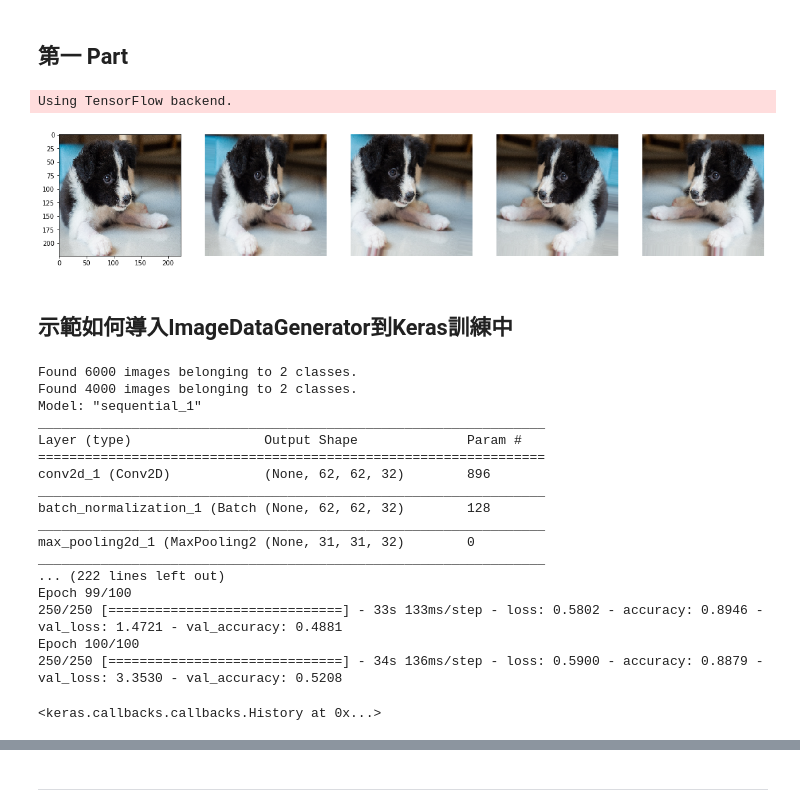
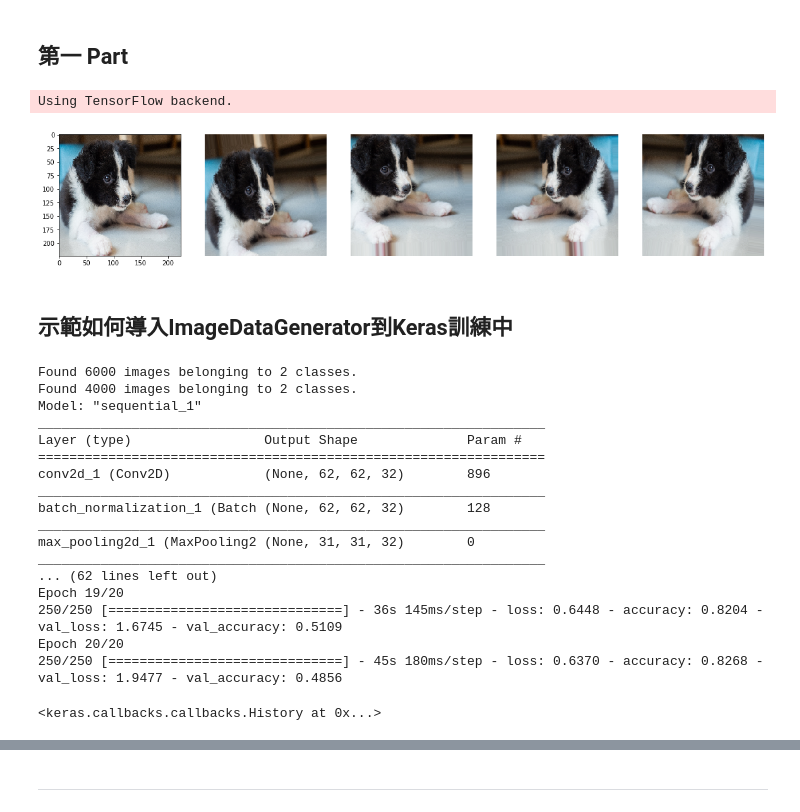
Before and after one commit to wenchin34/1st-DL-CVMarathon, a Jupyter notebook: homework/Day016_Image Augmentation_HW.ipynb, the cells around one changed output, grey strips where cells are left out. Cells and saved outputs as stored; diff of their text form; code cells hidden in the pictures.

```diff
--- a/homework/Day016_Image Augmentation_HW.ipynb
+++ b/homework/Day016_Image Augmentation_HW.ipynb
@@ -21,52 +21,52 @@ import cv2
 ##定義使用的Augmentation
 #img_gen = ImageDataGenerator('參考ppt自行定義')
 img_gen = ImageDataGenerator(
-    featurewise_center=True,
-    featurewise_std_normalization=True,
+    #featurewise_center=True,
+    #featurewise_std_normalization=True,
     rotation_range=10,
     width_shift_range=0.1,
     height_shift_range=0.1,
     shear_range=0.1,
     zoom_range=0.1,
     horizontal_flip=True,
     vertical_flip=False
 )
 
-width=224
-height=224
-batch_size=4
+width = 224
+height = 224
+batch_size = 4
 
 img = cv2.imread('Tano.JPG')
 img = cv2.resize(img, (224,224))##改變圖片尺寸
 img = cv2.cvtColor(img, cv2.COLOR_BGR2RGB) #Cv2讀進來是BGR，轉成RGB
-img_origin=img.copy()
-img= np.array(img, dtype=np.float32)
-img_combine=np.array([img,img,img,img],dtype=np.uint8) ##輸入generator要是四維，(224,224,3)變成(4,224,224,3)
+img_origin = img.copy()
+img = np.array(img, dtype=np.float32)
+img_combine = np.array([img,img,img,img],dtype=np.uint8) ##輸入generator要是四維，(224,224,3)變成(4,224,224,3)
 batch_gen = img_gen.flow(img_combine, batch_size=4)
 assert next(batch_gen).shape==(batch_size, width, height, 3)
 
 plt.figure(figsize=(20,10))
 i = 1
 for batch in batch_gen:
     plt.subplot(1, 5, 1)
     plt.imshow(img_origin) ##原圖
     plt.subplot(1, 5, i+1)
     plt.imshow(batch[0, :, :, :].astype(np.uint8))
     plt.imshow(batch[1, :, :, :].astype(np.uint8))
     plt.imshow(batch[2, :, :, :].astype(np.uint8))
     plt.imshow(batch[3, :, :, :].astype(np.uint8))
     plt.axis('off')
     i += 1
     if i > 4:
         break  # or the generator would loop infinitely
 # %% [output]
 Using TensorFlow backend.
-[figure, old version]
+[figure, new version]
 # %% [markdown]
 ## 示範如何導入ImageDataGenerator到Keras訓練中
 # %%
 #Training Generator
-train_datagen = ImageDataGenerator(rescale = 2,shear_range = 0.2,zoom_range = 0.2,horizontal_flip = True)
+train_datagen = ImageDataGenerator(rescale=2, shear_range=0.2, zoom_range=0.2, horizontal_flip=True)
 #Test Generator，只需要Rescale，不需要其他增強
 test_datagen = ImageDataGenerator(rescale = 1./255)
 
@@ -83,7 +83,7 @@ valid_set = test_datagen.flow_from_directory('dataset/valid',
 
 #建立模型
 from keras.models import Sequential
-from keras.layers import Convolution2D
+from keras.layers import Conv2D
 from keras.layers import MaxPooling2D
 from keras.layers import Flatten
 from keras.layers import Dense
@@ -91,38 +91,40 @@ from keras.layers import BatchNormalization
 from keras.layers import Activation
 from keras.layers import Dropout
 from keras import regularizers
-classifier=Sequential()
+classifier = Sequential()
 
 #卷積組合
-classifier.add(Convolution2D(32,3,3,input_shape=(64,64,3),activation='relu'))
-classifier.add(BatchNormalization())##BatchNormalization
+classifier.add(Conv2D(32,(3,3), input_shape=(64,64,3), activation='relu'))
+classifier.add(BatchNormalization()) ##BatchNormalization
 classifier.add(MaxPooling2D(pool_size=(2,2)))
 
 #卷積組合
-classifier.add(Convolution2D(32,3,3,activation='relu'))
-classifier.add(BatchNormalization())##BatchNormalization
+classifier.add(Conv2D(32,(3,3), activation='relu'))
+classifier.add(BatchNormalization()) ##BatchNormalization
 classifier.add(MaxPooling2D(pool_size=(2,2)))
 
 #flatten
 classifier.add(Flatten())
 
 #FC
-classifier.add(Dense(output_dim=100,activation='relu',kernel_regularizer=regularizers.l2(l=0.001))) ##regularizers
+#classifier.add(Dense(output_dim=100,activation='relu',kernel_regularizer=regularizers.l2(l=0.001))) ##regularizers
+classifier.add(Dense(activation='relu', kernel_regularizer=regularizers.l2(0.001), units=100)) ##regularizers
 classifier.add(BatchNormalization()) ##BatchNormalization
-classifier.add(Dropout(p=0.5)) ##Dropout
+classifier.add(Dropout(rate=0.5)) ##Dropout
 
-classifier.add(Dense(output_dim=100,activation='relu',kernel_regularizer=regularizers.l2(0.001)))##regularizers
+classifier.add(Dense(activation='relu', kernel_regularizer=regularizers.l2(0.001), units=100)) ##regularizers
 classifier.add(BatchNormalization()) ##BatchNormalization
 
-classifier.add(Dropout(p=0.3))##Dropout
+classifier.add(Dropout(rate=0.3)) ##Dropout
 
-classifier.add(Dense(output_dim=2,activation='softmax'))
+classifier.add(Dense(activation='softmax', units=2))
 #超過兩個就要選categorical_crossentrophy
 classifier.compile(optimizer = 'adam', loss = 'categorical_crossentropy', metrics = ['accuracy'])
 classifier.summary()
 
 #訓練
-classifier.fit_generator(training_set, steps_per_epoch=250, nb_epoch=100, validation_data=valid_set, validation_steps = 63)#classifier.fit_generator(training_set, steps_per_epoch=250, nb_epoch=25, validation_data=valid_set, validation_steps = 63)
+#classifier.fit_generator(training_set, steps_per_epoch=250, nb_epoch=25, validation_data=valid_set, validation_steps = 63)
+classifier.fit_generator(training_set, steps_per_epoch=250, validation_data=valid_set, validation_steps=63, epochs=20)
 # %% [output]
 Found 6000 images belonging to 2 classes.
 Found 4000 images belonging to 2 classes.
@@ -136,11 +138,11 @@ batch_normalization_1 (Batch (None, 62, 62, 32)        128
 _________________________________________________________________
 max_pooling2d_1 (MaxPooling2 (None, 31, 31, 32)        0
 _________________________________________________________________
-... (222 lines left out)
-Epoch 99/100
-250/250 [==============================] - 33s 133ms/step - loss: 0.5802 - accuracy: 0.8946 - val_loss: 1.4721 - val_accuracy: 0.4881
-Epoch 100/100
-250/250 [==============================] - 34s 136ms/step - loss: 0.5900 - accuracy: 0.8879 - val_loss: 3.3530 - val_accuracy: 0.5208
+... (62 lines left out)
+Epoch 19/20
+250/250 [==============================] - 36s 145ms/step - loss: 0.6448 - accuracy: 0.8204 - val_loss: 1.6745 - val_accuracy: 0.5109
+Epoch 20/20
+250/250 [==============================] - 45s 180ms/step - loss: 0.6370 - accuracy: 0.8268 - val_loss: 1.9477 - val_accuracy: 0.4856
 <keras.callbacks.callbacks.History at 0x...>
 # %%
 #預測新照片
```
Also changed, not shown: parts of 4 cells of this notebook.
